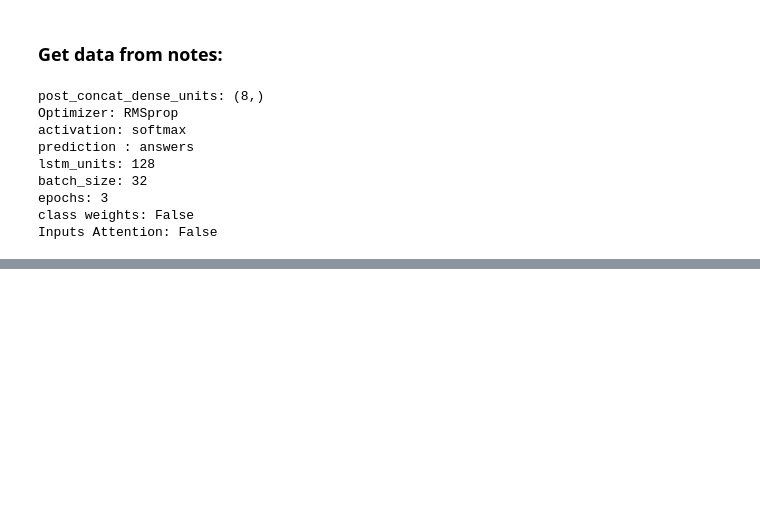
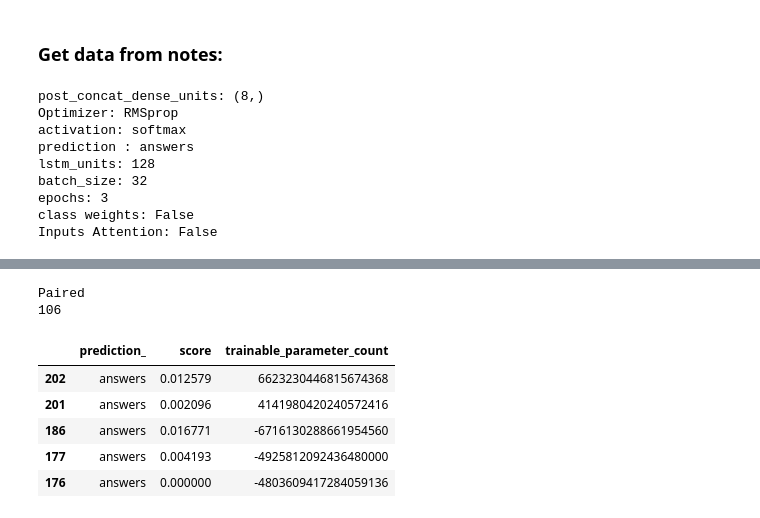
Before and after one commit to turner11/VQA-MED, a Jupyter notebook: VQA-MED/VQA.Python/plot_models_stats.ipynb, the cells around one changed output, grey strips where cells are left out. Saved outputs shown, nothing was run; the diff lists cells and outputs as text; code cells hidden in the pictures; blank space fills up the shorter version.

```diff
--- a/VQA-MED/VQA.Python/plot_models_stats.ipynb
+++ b/VQA-MED/VQA.Python/plot_models_stats.ipynb
@@ -119,0 +123,12 @@ df.head()
+# %%
+cmaps = [c for c in dir(plt.cm) if not c.startswith('_')]
+try:
+    i += 1
+except:
+    i = 0
+
+cmap = cmaps[i]
+# cmap = "Blues"
+# cmap = plt.cm.jet
+# cmap ='Accent'
+cmap = 'Paired'
@@ -119,0 +153,31 @@ df.head()
+# %%
+x_name = 'parameter_count'
+y_name = 'trainable_parameter_count'
+
+# x_name = 'epochs'
+# y_name = 'batch_size'
+
+x_name = 'prediction_'
+y_name = 'score'
+
+sizes_name = 'trainable_parameter_count'
+df_plot = cdf[[x_name, y_name]]
+df_plot.loc[:,sizes_name] = (100*cdf[sizes_name])**10
+
+print(cmap)
+print(len(cdf))
+df_plot.head()
+
+# # create data
+# x = df_plot[x_name]#np.random.rand(15)
+# y = df_plot[y_name]#x+np.random.rand(15)
+# z = df_plot[sizes_name]#x+np.random.rand(15)
+# %% [output]
+Paired
+106
+|  | prediction_ | score | trainable_parameter_count |
+| 202 | answers | 0.012579 | 6623230446815674368 |
+| 201 | answers | 0.002096 | 4141980420240572416 |
+| 186 | answers | 0.016771 | -6716130288661954560 |
+| 177 | answers | 0.004193 | -4925812092436480000 |
+| 176 | answers | 0.000000 | -4803609417284059136 |
```
Also changed, not shown: parts of 9 cells of this notebook, 1 other file.
